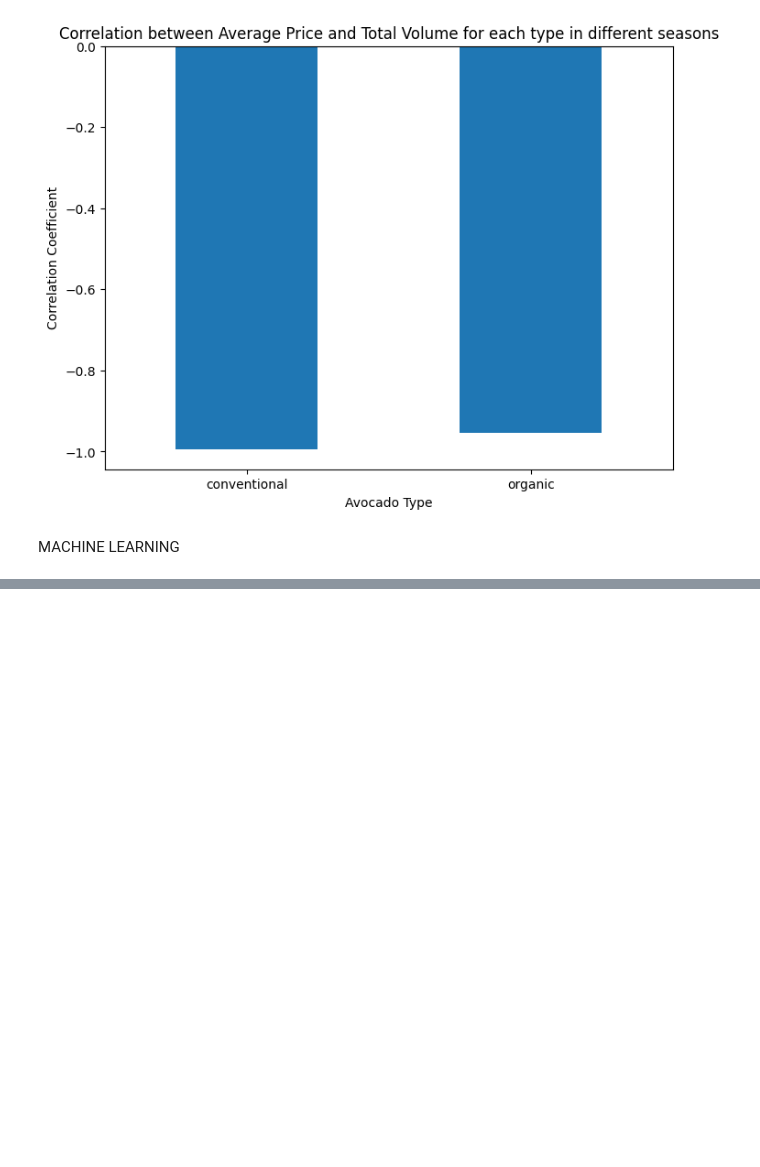
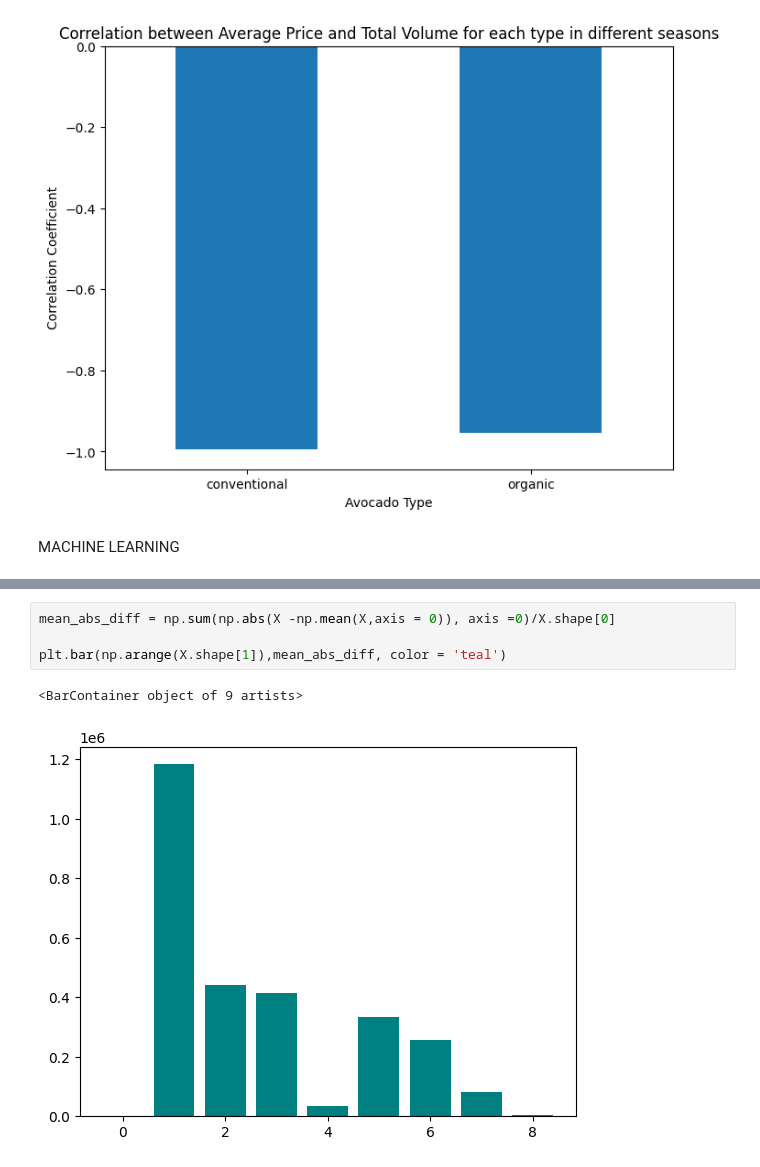
Before and after one commit to The-DigitalAcademy/Machine_Learning-Avocados-, a Jupyter notebook: Avocado_Analysis.ipynb, the cells around one changed output, grey strips where cells are left out. Cells and saved outputs as stored; diff of their text form; blank space fills up the shorter version.

```diff
--- a/Avocado_Analysis.ipynb
+++ b/Avocado_Analysis.ipynb
@@ -330,0 +539,7 @@ MACHINE LEARNING
+# %%
+mean_abs_diff = np.sum(np.abs(X -np.mean(X,axis = 0)), axis =0)/X.shape[0]
+
+plt.bar(np.arange(X.shape[1]),mean_abs_diff, color = 'teal')
+# %% [output]
+<BarContainer object of 9 artists>
+[figure, added]
```
Also changed, not shown: parts of 23 cells of this notebook, 6 other files.
